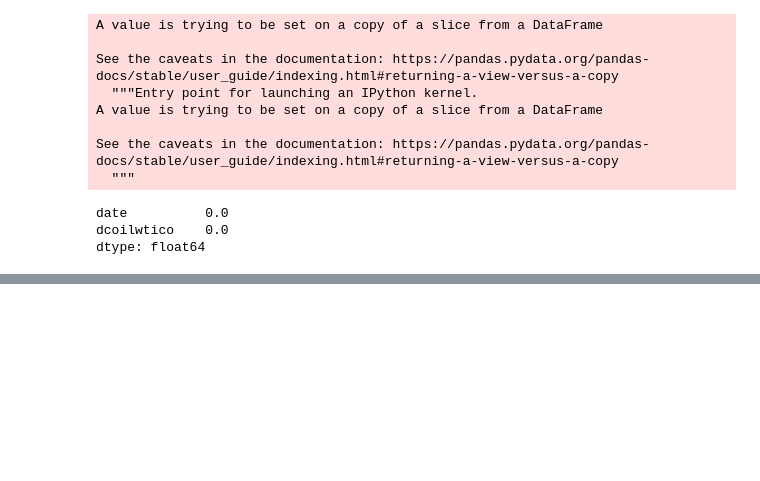
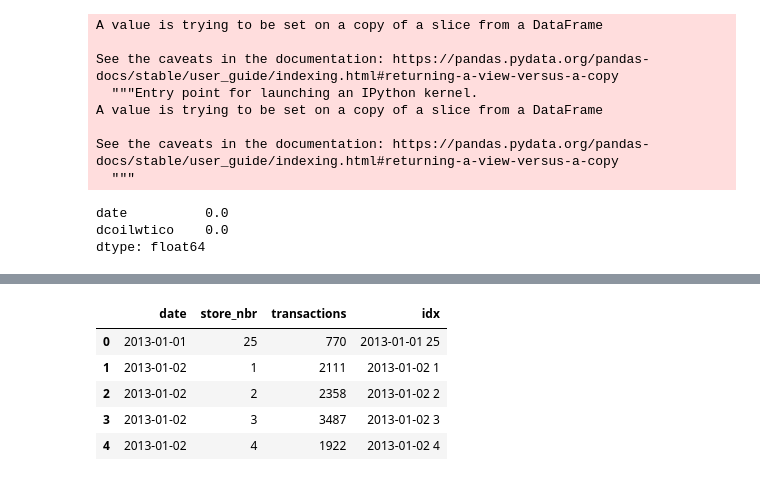
Before and after one commit to dlsdnjs96/Machine_Learning, a Jupyter notebook: StoreSales.ipynb, the cells around one changed output, grey strips where cells are left out. Cells and saved outputs as stored; diff of their text form; code cells hidden in the pictures; blank space fills up the shorter version.

```diff
--- a/StoreSales.ipynb
+++ b/StoreSales.ipynb
@@ -22,3 +39,20 @@ test.set_index('id', inplace=True)
+# %%
+gb = test.groupby(by='store_nbr')
+gb2 = trandsactions.groupby(by='store_nbr')
+col = test['store_nbr'].unique()
+dump = pd.DataFrame()
+
+for i in col:
+  all_data_ = gb.get_group(i)
+  trandsactions_ = gb2.get_group(i)
+
+  for idx, row in trandsactions_.iterrows():
+    all_data_.loc[all_data_['idx'] == row['idx'], 'transactions'] = row['transactions']
+
+  dump = pd.concat([dump, all_data_], sort=False)
+  print('■', end=' ')
+
+test = dump
 # %%
 all_data = pd.concat([train, test], sort=False)
 # %%
@@ -152,0 +191,9 @@ NameError: ignored
+# %%
+trandsactions.head()
+# %% [output]
+|  | date | store_nbr | transactions | idx |
+| 0 | 2013-01-01 | 25 | 770 | 2013-01-01 25 |
+| 1 | 2013-01-02 | 1 | 2111 | 2013-01-02 1 |
+| 2 | 2013-01-02 | 2 | 2358 | 2013-01-02 2 |
+| 3 | 2013-01-02 | 3 | 3487 | 2013-01-02 3 |
+| 4 | 2013-01-02 | 4 | 1922 | 2013-01-02 4 |
```
Also changed, not shown: parts of 36 cells of this notebook.
